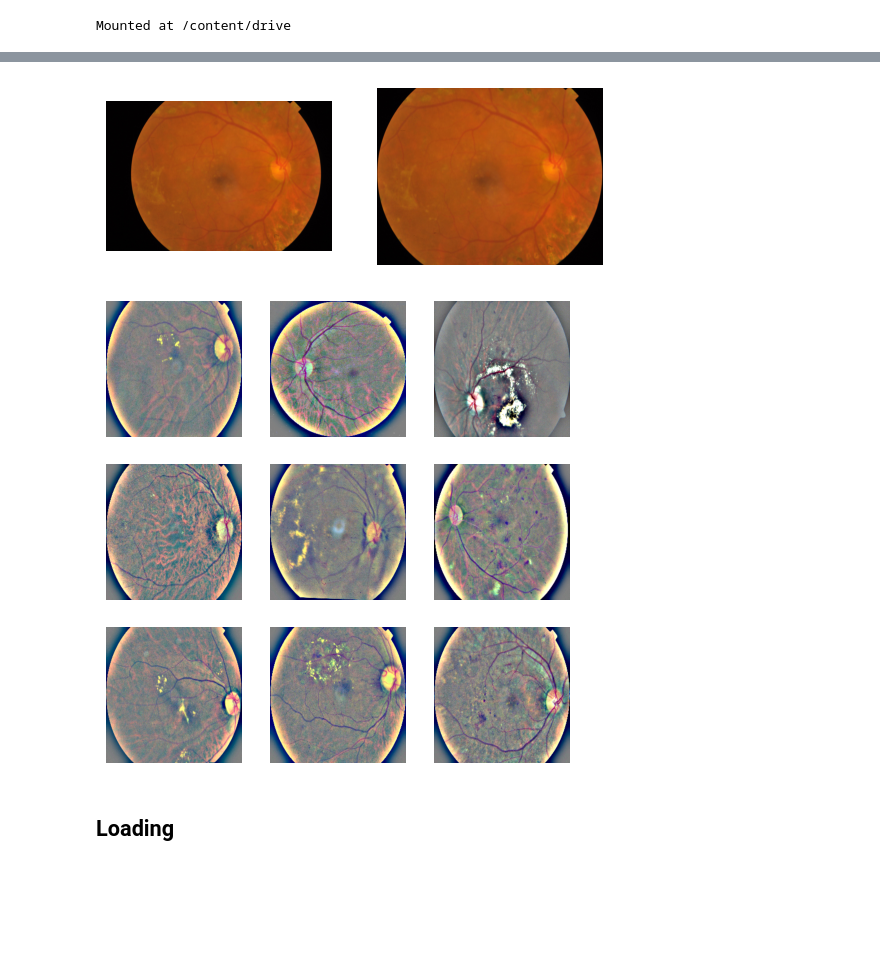
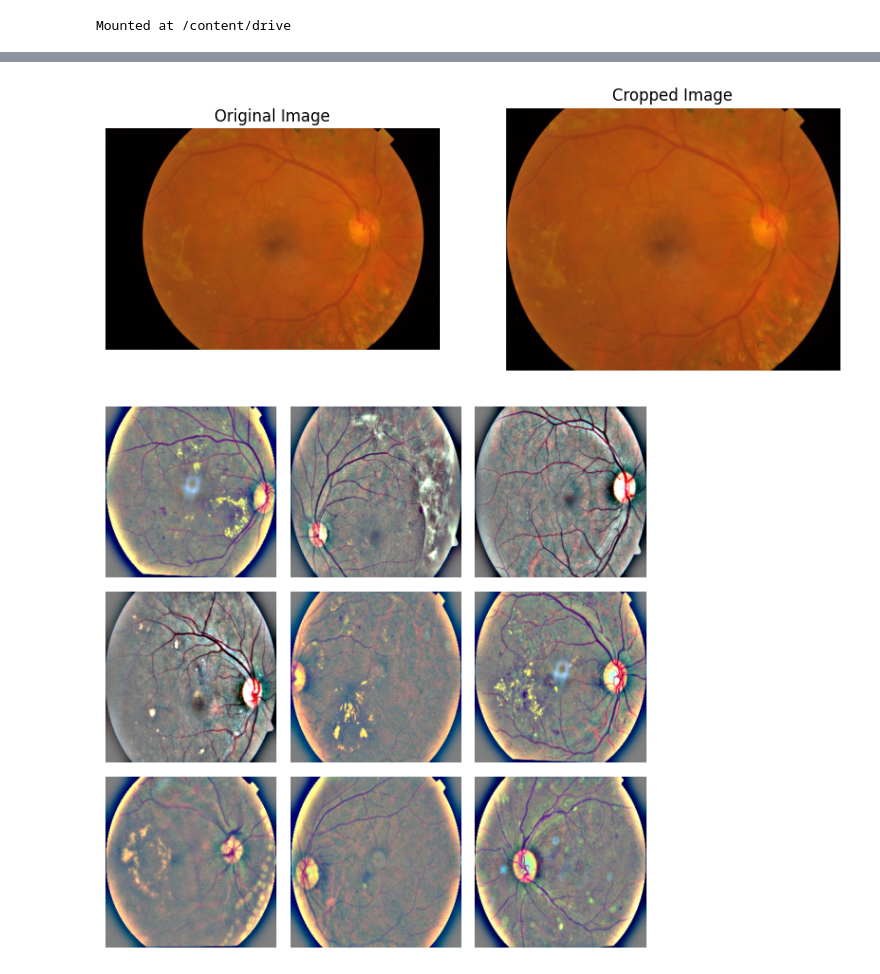
Before and after one commit to agapiko/Early_Detection_Of_DIABETIC_RETINOPATHY, a Jupyter notebook: Preprocessing_of_APTOS_dataset.ipynb, the cells around one changed output, grey strips where cells are left out. Cells and saved outputs as stored; diff of their text form; code cells hidden in the pictures; blank space fills up the shorter version.

```diff
--- a/Preprocessing_of_APTOS_dataset.ipynb
+++ b/Preprocessing_of_APTOS_dataset.ipynb
@@ -126,0 +13,3 @@ def crop_image_from_gray(img, tol=7):
+# %%
+base_image_dir = '/content/drive/My Drive/original_images/train_images'
+save_dir = '/content/drive/My Drive/train_images_ben_preprocessed_sigmaX10'
@@ -127,17 +18,42 @@ def crop_image_from_gray(img, tol=7):
+# %%
+# Image preprocessing functions
+def crop_image_from_gray(img, tol=7):
+    if img.ndim == 2:
+        mask = img > tol
+        return img[np.ix_(mask.any(axis=1), mask.any(axis=0))]
+
+    elif img.ndim == 3:
+        gray_img = cv2.cvtColor(img, cv2.COLOR_RGB2GRAY)
+        mask = gray_img > tol
+        check_shape = img[:, :, 0][np.ix_(mask.any(1), mask.any(0))].shape[0]
+        if check_shape == 0:
+            return img
+        else:
+            img1 = img[:, :, 0][np.ix_(mask.any(1), mask.any(0))]
+            img2 = img[:, :, 1][np.ix_(mask.any(1), mask.any(0))]
+            img3 = img[:, :, 2][np.ix_(mask.any(1), mask.any(0))]
+            img = np.stack([img1, img2, img3], axis=-1)
+        return img
 # %%
-path = '/content/train_images/001639a390f0.png'
+# Display a single original image and its cropped version for comparison
+path = os.path.join(base_image_dir, '001639a390f0.png')  # Replace with an actual filename in your directory
 img = cv2.imread(path)
 img = cv2.cvtColor(img, cv2.COLOR_BGR2RGB)
 
+plt.figure(figsize=(10, 5))
 plt.subplot(1, 2, 1)
 plt.axis('off')
-plt.imshow(img);
+plt.title("Original Image")
+plt.imshow(img)
+
+img_cropped = crop_image_from_gray(img)
 plt.subplot(1, 2, 2)
-img_cropped = crop_image_from_gray(img)
 plt.axis('off')
-plt.imshow(img_cropped);
+plt.title("Cropped Image")
+plt.imshow(img_cropped)
+plt.show()
 # %% [output]
-[figure, old version]
+[figure, new version]
 # %%
 def preprocess(image_path):
     image = cv2.imread(image_path)
@@ -148,12 +64,15 @@ def preprocess(image_path):
     return image
 # %%
-plt.figure(figsize=(6,6))
-for y,x in enumerate(x_train[:9]):
-    plt.subplot(3, 3, y+1)
+# Display the first 9 processed images in a 3x3 grid
+x_train = [os.path.join(base_image_dir, filename) for filename in os.listdir(base_image_dir) if filename.endswith(".png")]
+
+plt.figure(figsize=(6, 6))
+for y, x in enumerate(x_train[:9]):
+    plt.subplot(3, 3, y + 1)
     plt.axis('off')
     i = preprocess(x)
     plt.imshow(i)
+plt.tight_layout()
+plt.show()
 # %% [output]
-[figure, old version]
+[figure, new version]
-# %% [markdown]
-## **Loading**
```
Also changed, not shown: parts of 16 cells of this notebook.
